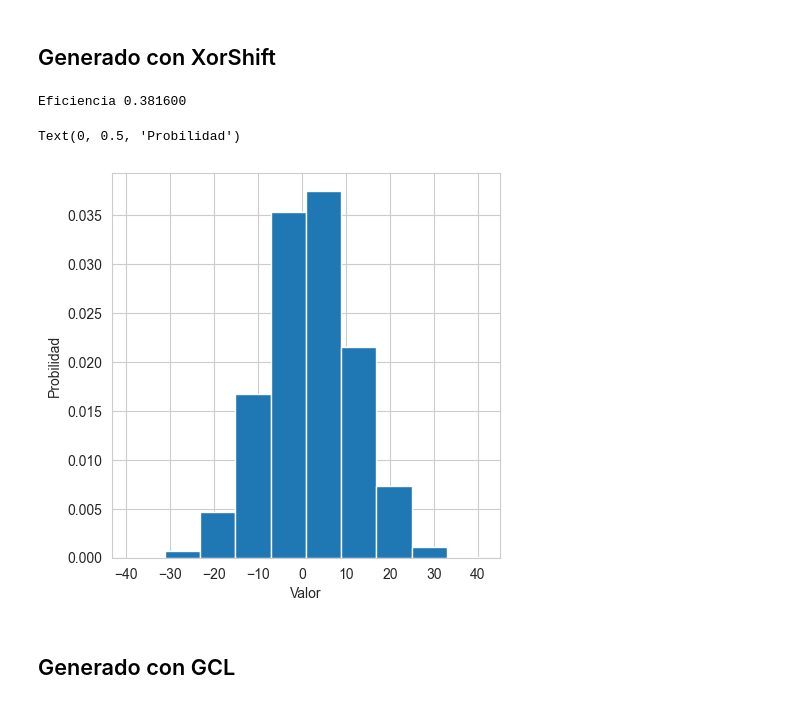
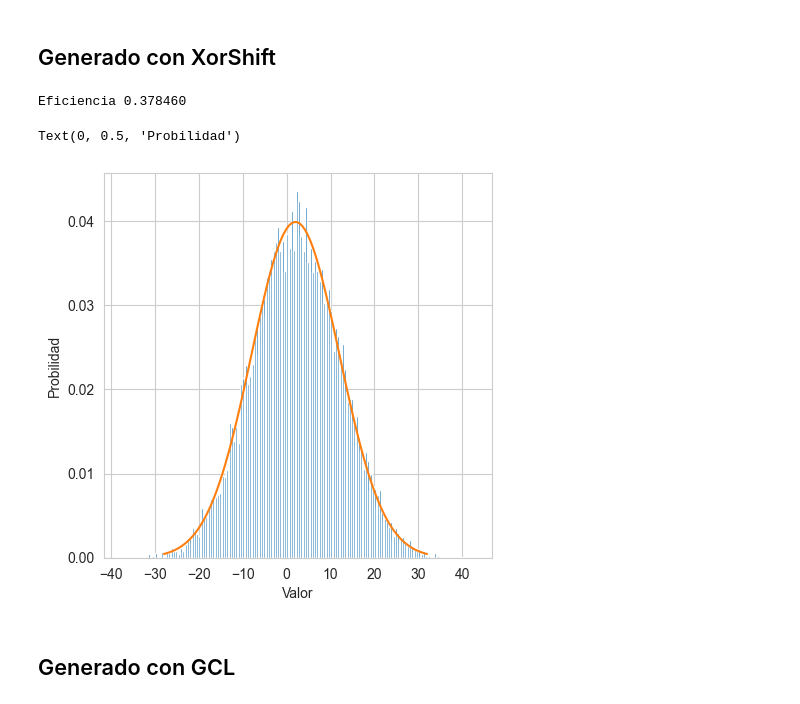
Before and after one commit to AlejandroDaneri/simulacion, a Jupyter notebook: Resolucion.ipynb, the cells around one changed output. Cells and saved outputs as stored; diff of their text form; code cells hidden in the pictures.

```diff
--- a/Resolucion.ipynb
+++ b/Resolucion.ipynb
@@ -609,21 +609,24 @@ def gennorm(generator, N, mu=0, sigma=1):
 # %%
 # Generamos una muestra de N=50000 y graficamos el histograma
 N=50000
 gen = XORShiftGenerator(int(time.time()))
 
 mu = 2.0
 sigma = 10.0
 
 data = gennorm(gen, N, mu, sigma)
 
 print("Eficiencia {:f}".format(len(data)/N))
-plt.hist(data, density=True)
+
+x = np.linspace(mu - 3*sigma, mu + 3*sigma, 100)
+plt.hist(data, density=True, bins=200)
+plt.plot(x, norm.pdf(x, mu, sigma))
 plt.xlabel("Valor")
 plt.ylabel("Probilidad")
 # %% [output]
-Eficiencia 0.381600
+Eficiencia 0.378460
 Text(0, 0.5, 'Probilidad')
-[figure, old version]
+[figure, new version]
 # %% [markdown]
 ## Generado con GCL
 # %%
```
Also changed, not shown: parts of 2 cells of this notebook.
